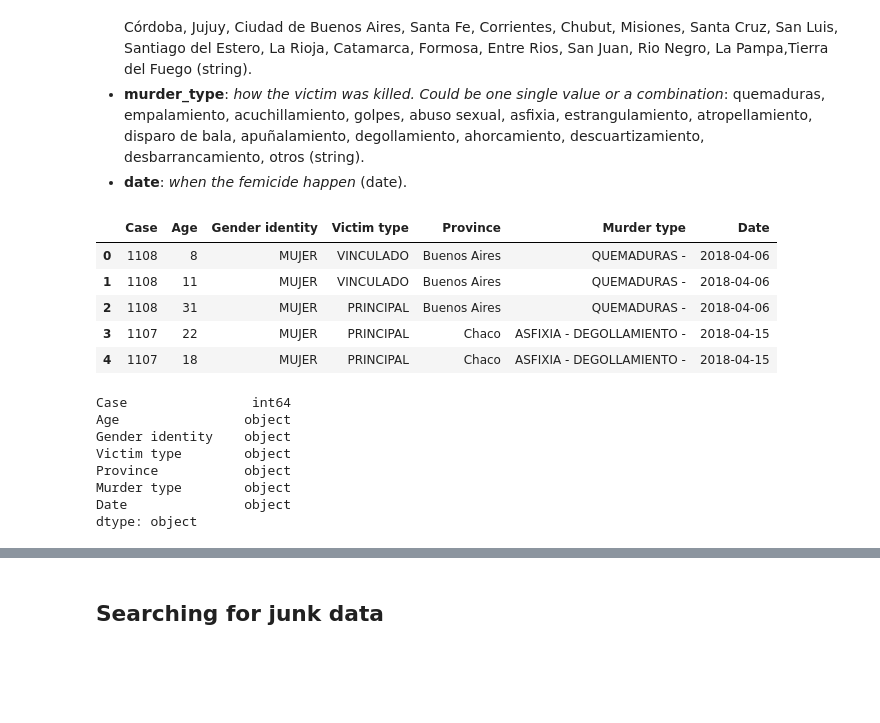
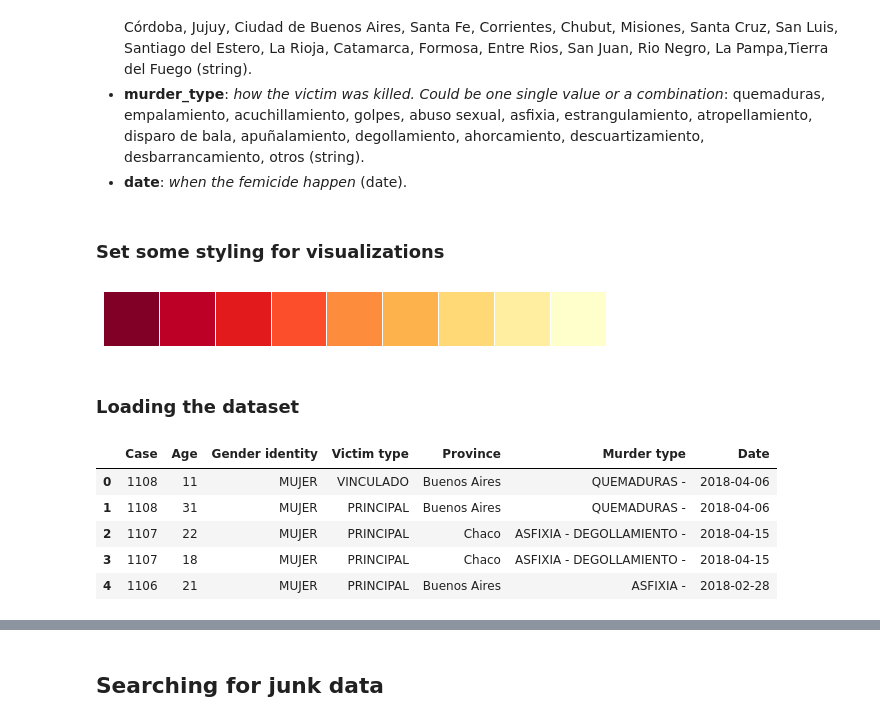
Before and after one commit to Berelarsenp/Femicides-in-Argentina-looking-for-behavioral-patterns, a Jupyter notebook: Femicides.ipynb, the cells around one changed output, grey strips where cells are left out. Cells and saved outputs as stored; diff of their text form; code cells hidden in the pictures; blank space fills up the shorter version.

```diff
--- a/Femicides.ipynb
+++ b/Femicides.ipynb
@@ -29,11 +27,23 @@ sns.set(rc={'figure.figsize': (18, 6)})
+# %% [markdown]
+### Set some styling for visualizations
+# %%
+sns.set(rc={'figure.figsize': (14, 6)})
+my_palette = ['#800026', '#bd0026', '#e31a1c', '#fc4e2a', '#fd8d3c', '#feb24c', '#fed976', '#ffeda0', '#ffffcc']
+sns.set_palette(my_palette)
+sns.palplot(sns.color_palette())
+sns.set_context("talk")
+# %% [output]
+[figure, added]
+# %% [markdown]
+### Loading the dataset
 # %%
-df = pd.read_table('registro-de-femicidios-2018-04-13.csv', sep=',', engine='python', names = ['Case', 'Age', 'Gender identity', 'Victim type', 'Province', 'Murder type', 'Date'])
+df = pd.read_table('registro-de-femicidios-2018-04-13.csv', sep=',', engine='python', skiprows=[0], names=['Case', 'Age', 'Gender identity', 'Victim type', 'Province', 'Murder type', 'Date'])
 df.head()
 # %% [output]
 |  | Case | Age | Gender identity | Victim type | Province | Murder type | Date |
-| 0 | 1108 | 8 | MUJER | VINCULADO | Buenos Aires | QUEMADURAS - | 2018-04-06 |
-| 1 | 1108 | 11 | MUJER | VINCULADO | Buenos Aires | QUEMADURAS - | 2018-04-06 |
-| 2 | 1108 | 31 | MUJER | PRINCIPAL | Buenos Aires | QUEMADURAS - | 2018-04-06 |
-| 3 | 1107 | 22 | MUJER | PRINCIPAL | Chaco | ASFIXIA - DEGOLLAMIENTO - | 2018-04-15 |
-| 4 | 1107 | 18 | MUJER | PRINCIPAL | Chaco | ASFIXIA - DEGOLLAMIENTO - | 2018-04-15 |
+| 0 | 1108 | 11 | MUJER | VINCULADO | Buenos Aires | QUEMADURAS - | 2018-04-06 |
+| 1 | 1108 | 31 | MUJER | PRINCIPAL | Buenos Aires | QUEMADURAS - | 2018-04-06 |
+| 2 | 1107 | 22 | MUJER | PRINCIPAL | Chaco | ASFIXIA - DEGOLLAMIENTO - | 2018-04-15 |
+| 3 | 1107 | 18 | MUJER | PRINCIPAL | Chaco | ASFIXIA - DEGOLLAMIENTO - | 2018-04-15 |
+| 4 | 1106 | 21 | MUJER | PRINCIPAL | Buenos Aires | ASFIXIA - | 2018-02-28 |
 # %%
@@ -40,12 +51 @@ df.head()
 df['Murder type'] = df['Murder type'].str.rstrip(' -')
-# %%
-df.dtypes
-# %% [output]
-Case                int64
-Age                object
-Gender identity    object
-Victim type        object
-Province           object
-Murder type        object
-Date               object
-dtype: object
```
Also changed, not shown: parts of 75 cells of this notebook.
